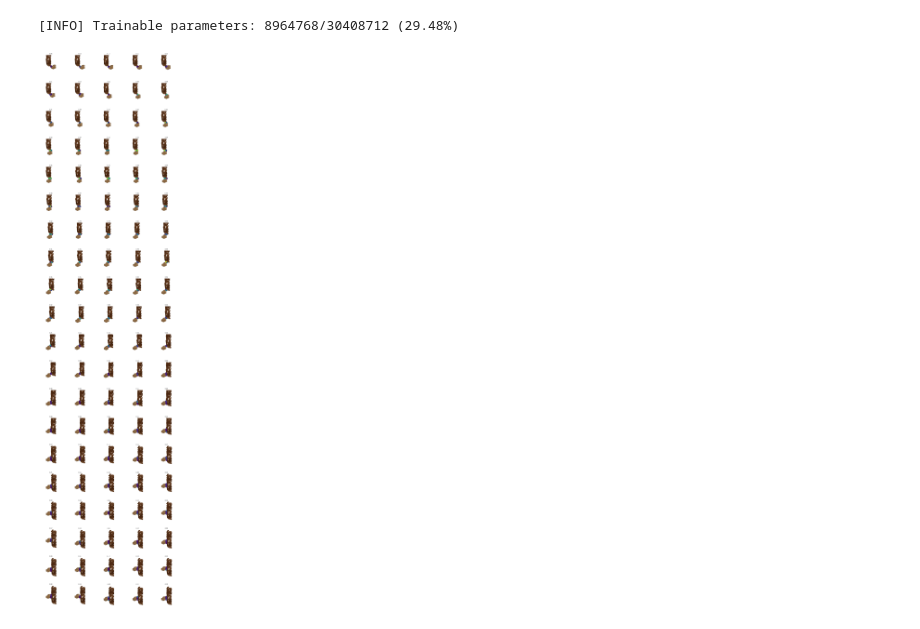
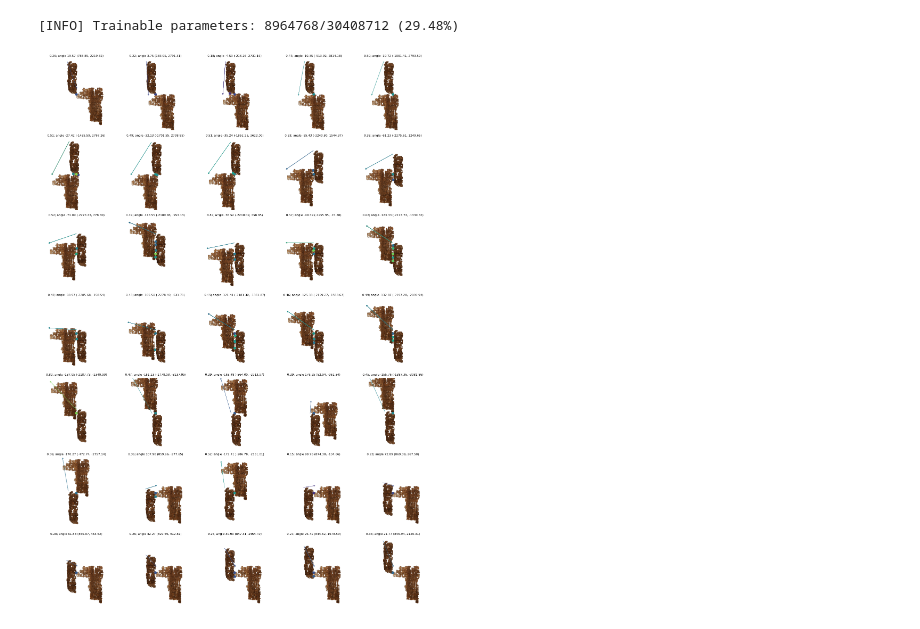
Before and after one commit to mesnico/papyrus-matching, a Jupyter notebook: papyrus_matching/inference_realistic.ipynb, the cells around one changed output. Cells and saved outputs as stored; diff of their text form; code cells hidden in the pictures.

```diff
--- a/papyrus_matching/inference_realistic.ipynb
+++ b/papyrus_matching/inference_realistic.ipynb
@@ -18,7 +19,7 @@ from loader.inference import InferenceDataset
 # %%
 root = 'data/for_inference'
 image_name_a = root + "/test_fragment_easy1_L.png"
-image_name_b = root + "/test_fragment_hard1_L.png" # "/test_fragment_easy1_R.png"
+image_name_b = root + "/test_fragment_easy1_R.png" # "/test_fragment_hard1_L.png"
 
 from torchvision import transforms as T
 transf = T.Compose([
@@ -29,11 +30,11 @@ mask_transf = T.Compose([
     T.ToTensor(),
     T.Resize((224, 224)),
 ])
-dset = InferenceDataset(image_name_a, image_name_b, pad=25, perimeter_points=100, transform=transf, mask_transform=mask_transf, return_final_image=True)
+dset = InferenceDataset(image_name_a, image_name_b, pad=20, perimeter_points=50, transform=transf, mask_transform=mask_transf, return_final_image=True)
 # %%
 # load the model
-model_path = "runs/lightning_logs/version_9_pretrained_frozen++_strong_aug_10px_shift_10px_tangent_shift_20px_pad/checkpoints/epoch=22-step=4853.ckpt"
-device = torch.device("cuda:4" if torch.cuda.is_available() else "cpu")
+model_path = "runs/lightning_logs/version_0/checkpoints/epoch=3-step=2576.ckpt"
+device = torch.device("cuda:2" if torch.cuda.is_available() else "cpu")
 model = LitPapyrusTR.load_from_checkpoint(model_path)
 encoder = model.eval().to(device)
 # %% [output]
@@ -46,33 +47,44 @@ num_samples = min(100, len(dset))
 for i in tqdm.trange(num_samples):
     start = time.time()
     data = dset[i]
     end_loading = time.time()
     patches, image = data
 
     image, t_a_full, _, _ = image
 
-    patches_imgs, t_a_patches, _, middle_points, _, _ = zip(*patches)
+    patches_imgs, t_a_patches, t_relatives, middle_points, _, _ = zip(*patches)
     patches_imgs = torch.stack(patches_imgs).to(device)
 
     scores = encoder(patches_imgs)
     with torch.no_grad():
         scores = torch.sigmoid(scores).cpu()
     end_inference = time.time()
     # print(f"Loading time: {end_loading - start:.3f}s, Inference time: {end_inference - end_loading:.3f}s")
 
     ax = fig.add_subplot(20, 5, i + 1)
     # disable axis
     ax.axis('off')
     image_np = image
+    t_relative = t_relatives[0]
     for score, mp in zip(scores, middle_points):
         color = plt.cm.viridis(score)
         # draw red_dots at the center of the full_image
         center = mp + t_a_full
         rr, cc = draw.disk(center, 110, shape=image_np.shape[:2])
         image_np[rr, cc] = (color[:3] * 255).astype(np.uint8)
         image_np[rr, cc, 3] = 255 # set alpha to 255
+
+        # draw displacement vector
+        y_start, x_start = t_a_full
+        y_end, x_end = t_relative + t_a_full
+        ax.arrow(x_start, y_start, x_end - x_start, y_end - y_start, head_width=110, head_length=100, fc=color[:3], ec=color[:3], alpha=0.6)
+    angle = np.degrees(np.arctan2(t_relative[1], t_relative[0]))
     pooled_score = scores.mean()
-    ax.set_title(f"{pooled_score:.2f}", fontdict={'size': 8})
+    ax.set_title(f"{pooled_score:.2f}; angle {angle:.2f} ({t_relative[1]:.2f}, {t_relative[0]:.2f})", fontdict={'size': 8})
     ax.imshow(image_np)
+
+# save figure
+plt.tight_layout()
+# plt.savefig("inference_results.png", dpi=300)
 # %% [output]
-[figure, old version]
+[figure, new version]
```
Also changed, not shown: parts of 6 cells of this notebook, 2 other files.
